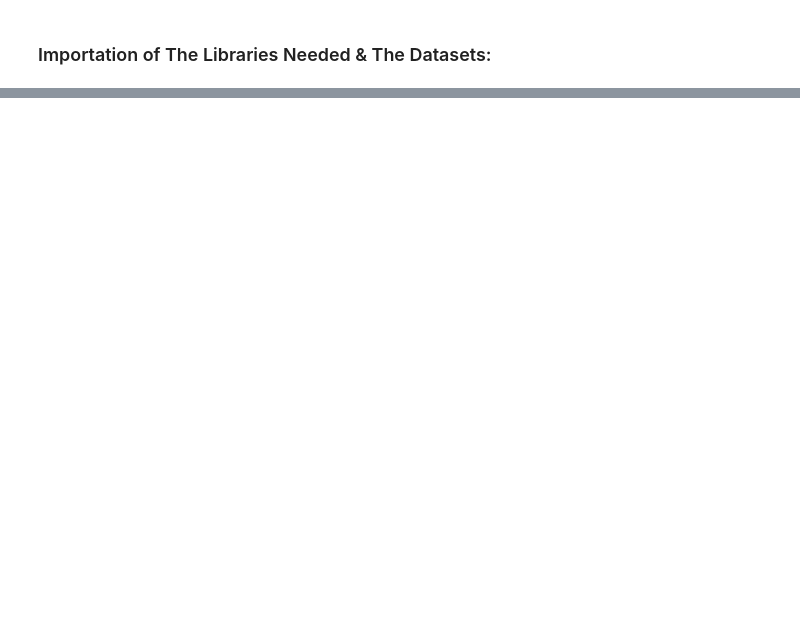
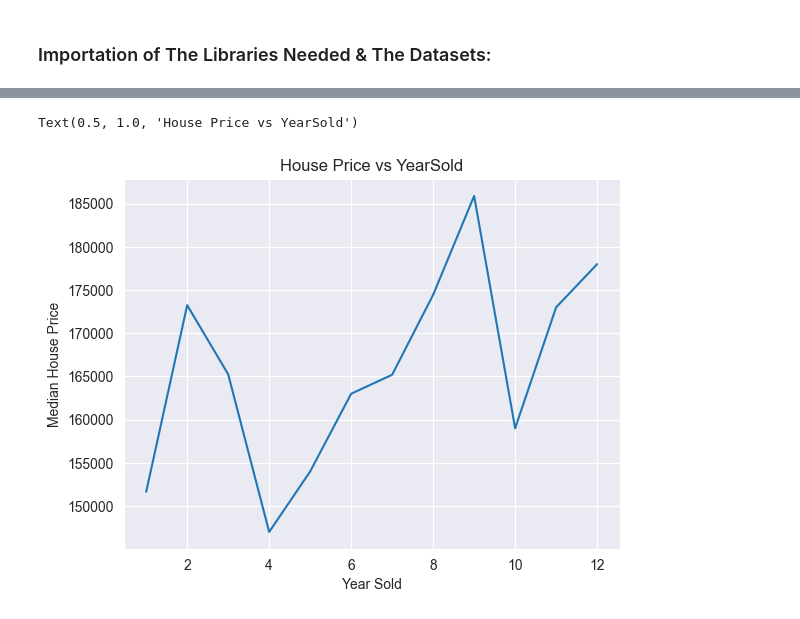
Before and after one commit to IslemBouzidi/kaggle, a Jupyter notebook: kaggle competition/HousePricing.ipynb, the cells around one changed output, grey strips where cells are left out. Saved outputs shown, nothing was run; the diff lists cells and outputs as text; code cells hidden in the pictures; blank space fills up the shorter version.

```diff
--- a/kaggle competition/HousePricing.ipynb
+++ b/kaggle competition/HousePricing.ipynb
@@ -42,0 +204,9 @@ df.head()
+# %%
+#Checking the relation between MoSold and salePrice:
+df.groupby('MoSold')['SalePrice'].median().plot()
+plt.xlabel('Year Sold')
+plt.ylabel('Median House Price')
+plt.title("House Price vs YearSold")
+# %% [output]
+Text(0.5, 1.0, 'House Price vs YearSold')
+[figure, added]
```
Also changed, not shown: parts of 93 cells of this notebook.
